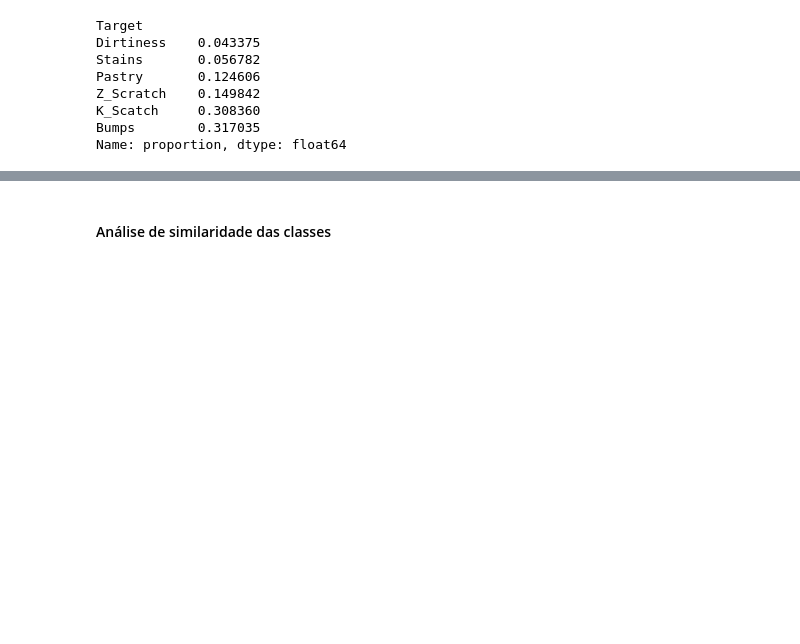
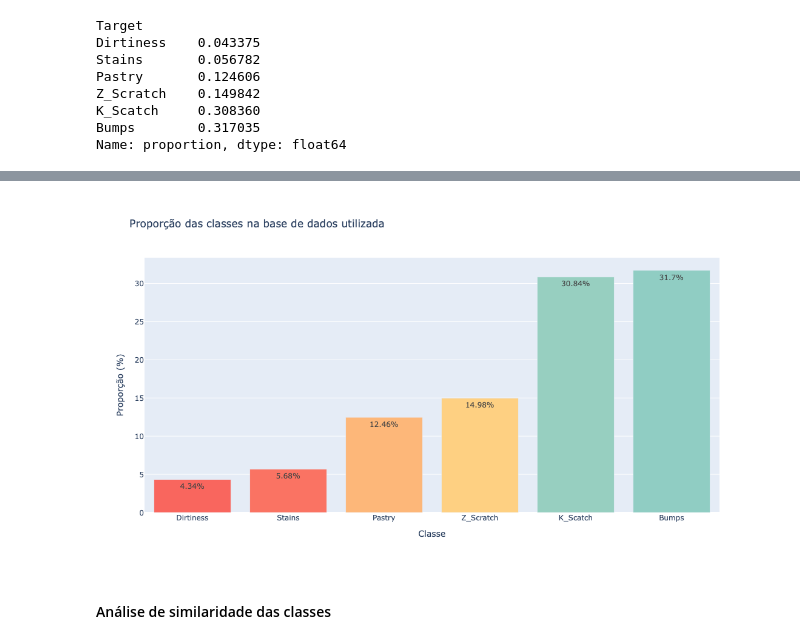
Before and after one commit to azzolinovarella/steel-plates-faults, a Jupyter notebook: notebooks/02-BasicEDA.ipynb, the cells around one changed output, grey strips where cells are left out. Saved outputs shown, nothing was run; the diff lists cells and outputs as text; code cells hidden in the pictures; blank space fills up the shorter version.

Commit message:
Exportando para PNG com letras maiores e imprimindo desvio-padrão das métricas

```diff
--- a/notebooks/02-BasicEDA.ipynb
+++ b/notebooks/02-BasicEDA.ipynb
@@ -19,8 +20,14 @@ BLUE = '#799FCB'
 RED = '#F9665E'
 YELLOW = '#FFEE8C'
 GREEN = '#90CDC3'
+FONT_SIZE = 16
 
 pd.set_option('display.max_columns', None)
+
+pio.templates['bigger-font'] = pio.templates['plotly']
+pio.templates['bigger-font']['layout']['font']['size'] = FONT_SIZE  # Usado para exportar para png
+
+pio.templates.default = 'plotly'  # Usado para visualizar no notebook
 # %% [markdown]
 ## Funções
 # %%
@@ -28,6 +35,16 @@ def generate_colors(num_colors):
     colors = px.colors.sample_colorscale(PALETTE, [n/(num_colors - 1) for n in range(num_colors)])
 
     return colors
+# %%
+def export_fig(fig, filename, path):
+    fig_png = go.Figure(fig)  # Deep copy para não alterar o objeto original
+    fig_html = go.Figure(fig)
+
+    fig_png = fig_png.update_layout(template='bigger-font', width=1100)  # Para cobrir toda lateral da pag
+    fig_html = fig_html.update_layout(width=None, height=None, autosize=True)  # Para mudar conforme a página html
+
+    fig_png.write_image(f'{path}/{filename}.png', scale=3)
+    fig_html.write_html(f'{path}/{filename}.html')
 # %% [markdown]
 ## Scripts
 # %% [markdown]
@@ -114,7 +131,7 @@ fig1.add_trace(go.Bar(x=x_fig1, y=y_fig1, text=[f'{np.round(yy, 2)}%' for yy in
                       marker=dict(color=y_fig1, colorscale=[[0, RED], [0.5, YELLOW], [1, GREEN]])))
 fig1.update_layout(title='Proporção das classes na base de dados utilizada', yaxis_title='Proporção (%)', xaxis_title='Classe',
                    height=600, autosize=True)
-fig1.write_html('../figs/eda/class_prop.html')
+export_fig(fig1, 'class_prop', '../figs/eda')
 fig1.show()
 # %% [output]
 [interactive output not drawn]
@@ -122,3 +138,4 @@ fig1.show()
+[figure, added]
 # %% [markdown]
 #### Análise de similaridade das classes
 # %% [markdown]
```
Also changed, not shown: parts of 4 cells of this notebook, 33 other files.
